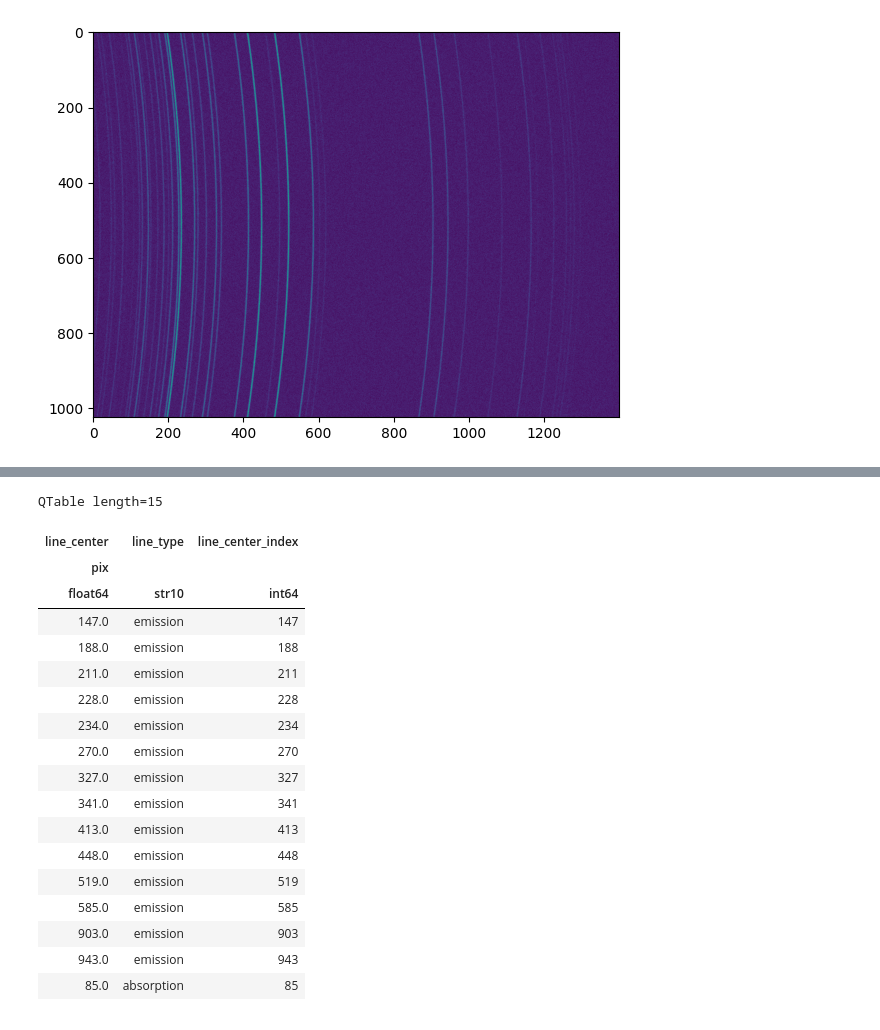
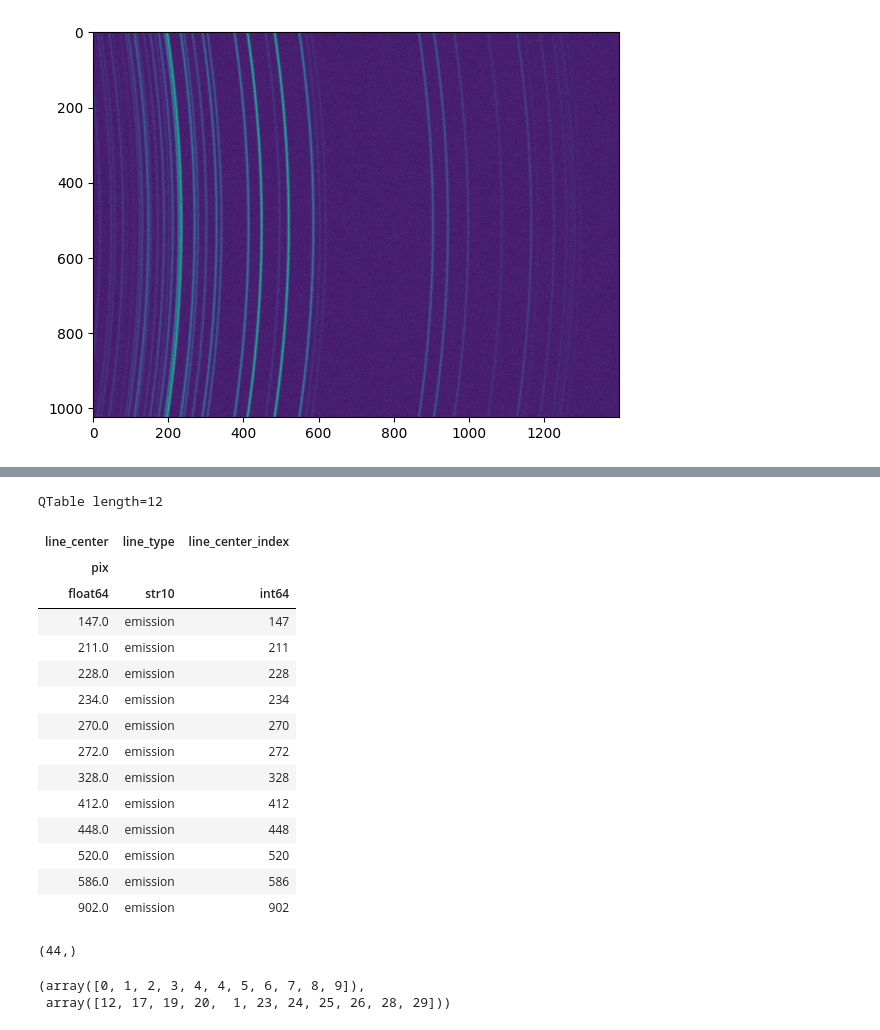
Before and after one commit to astropy/specreduce, a Jupyter notebook: notebook_sandbox/dev.ipynb, the cells around one changed output, grey strips where cells are left out. Saved outputs shown, nothing was run; the diff lists cells and outputs as text; code cells hidden in the pictures.

```diff
--- a/notebook_sandbox/dev.ipynb
+++ b/notebook_sandbox/dev.ipynb
@@ -231,7 +242,7 @@ CDELT : 2.956e-10
 NAXIS : 0  0
 # %%
 tmod = models.Legendre1D(degree=2, c0=50, c1=0, c2=100)
-match_im = make_2d_arc_image(nx=1400, ny=1024, linelists=['HeI', 'NeI'], wcs=linear_wcs, line_fwhm=3, tilt_func=tmod, amplitude_scale=5e-4)
+match_im = make_2d_arc_image(nx=1400, ny=1024, linelists=['HeI', 'NeI'], wcs=linear_wcs, line_fwhm=5, tilt_func=tmod, amplitude_scale=5e-4)
 arclist = load_pypeit_calibration_lines(['HeI', 'NeI'])['wavelength']
 arclist_pix = linear_wcs.spectral.world_to_pixel(arclist)
 arclist_pix = arclist_pix[(arclist_pix > 0) & (arclist_pix < 1400)]
@@ -260,25 +271,35 @@ WARNING: Model is linear in parameters; consider using linear fitting methods. [
 # %%
 arc_sub = Spectrum1D(spectral_axis=arc_sp.spectral_axis, flux=arc_sp.flux - continuum(arc_sp.spectral_axis))
 arc_sub.uncertainty = arc_sp.uncertainty
-detlines = find_lines_threshold(arc_sub, noise_factor=5)
+detlines = find_lines_threshold(arc_sub, noise_factor=6)
+detlines = detlines[detlines['line_type'] == 'emission']
 detlines
 # %% [output]
-QTable length=15
+QTable length=12
 | line_center | line_type | line_center_index |
 | pix |  |  |
 | float64 | str10 | int64 |
 | 147.0 | emission | 147 |
-| 188.0 | emission | 188 |
 | 211.0 | emission | 211 |
 | 228.0 | emission | 228 |
 | 234.0 | emission | 234 |
 | 270.0 | emission | 270 |
-| 327.0 | emission | 327 |
-| 341.0 | emission | 341 |
-| 413.0 | emission | 413 |
+| 272.0 | emission | 272 |
+| 328.0 | emission | 328 |
+| 412.0 | emission | 412 |
 | 448.0 | emission | 448 |
-| 519.0 | emission | 519 |
-| 585.0 | emission | 585 |
-| 903.0 | emission | 903 |
-| 943.0 | emission | 943 |
-| 85.0 | absorption | 85 |
+| 520.0 | emission | 520 |
+| 586.0 | emission | 586 |
+| 902.0 | emission | 902 |
+# %%
+np.diff(arclist_pix).shape
+# %% [output]
+(44,)
+# %%
+tol = 5
+diff = detlines['line_center'].value[:, np.newaxis] - arclist_pix
+match_loc = np.where(np.abs(diff) < tol)
+match_loc
+# %% [output]
+(array([0, 1, 2, 3, 4, 4, 5, 6, 7, 8, 9]),
+ array([12, 17, 19, 20,  1, 23, 24, 25, 26, 28, 29]))
```
Also changed, not shown: parts of 6 cells of this notebook.
